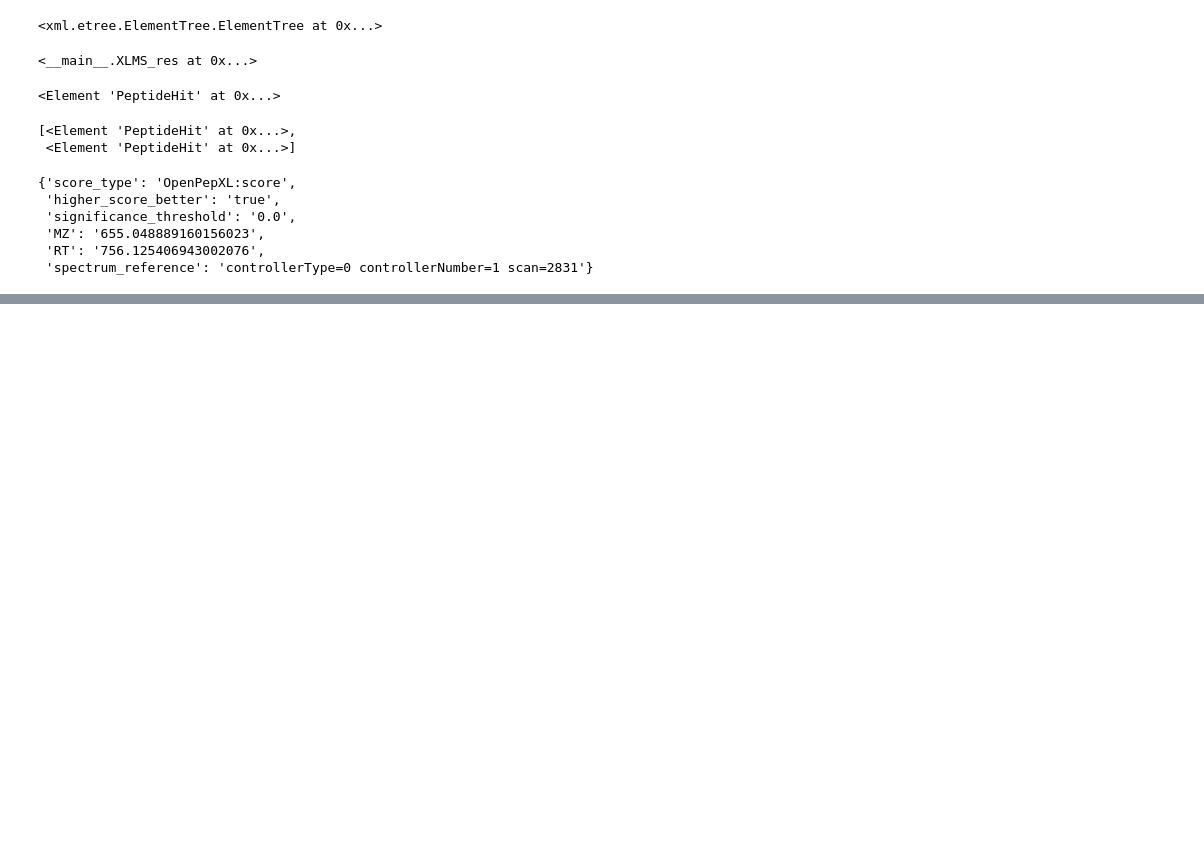
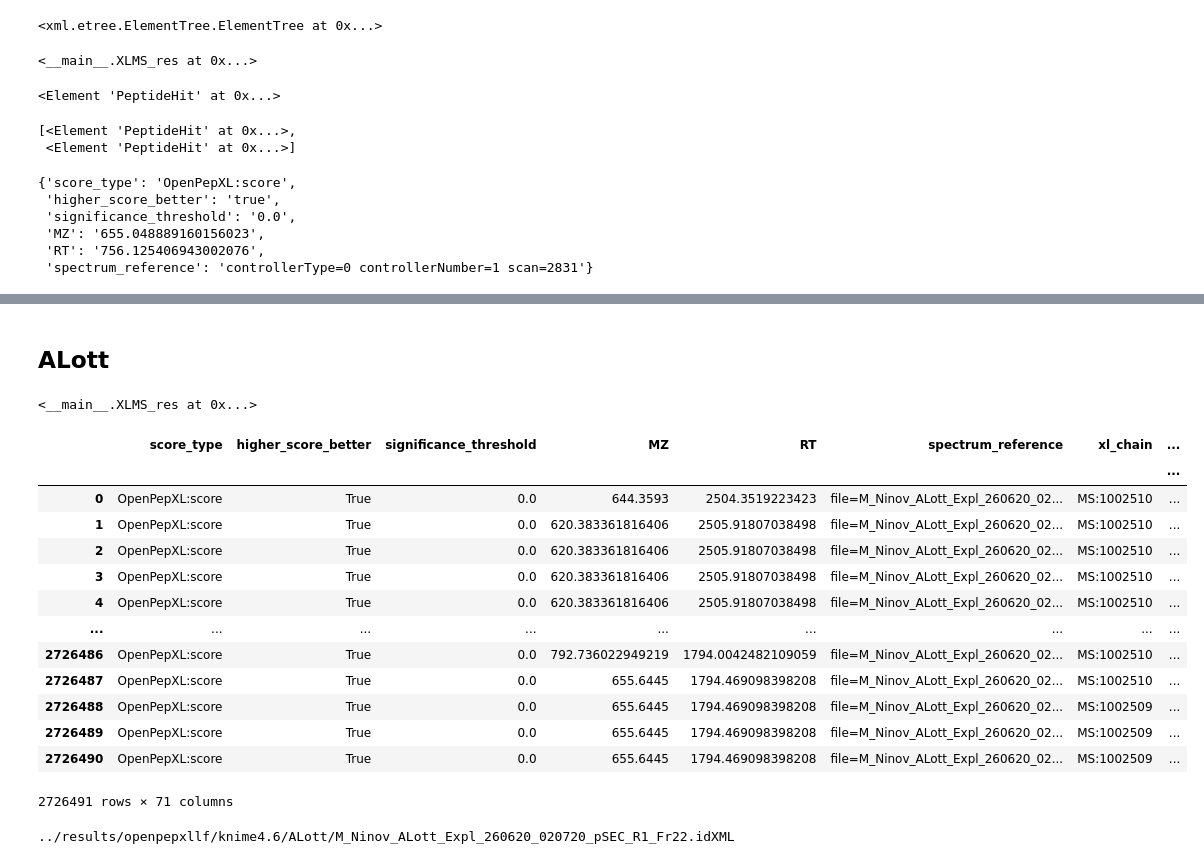
Before and after one commit to shawn-peng/xlms, a Jupyter notebook: python/plot_spectrum.ipynb, the cells around one changed output, grey strips where cells are left out. Saved outputs shown, nothing was run; the diff lists cells and outputs as text; code cells hidden in the pictures; blank space fills up the shorter version.

```diff
--- a/python/plot_spectrum.ipynb
+++ b/python/plot_spectrum.ipynb
@@ -535,0 +562,7 @@ x.attrib
+# %% [markdown]
+## ALott
+# %%
+xlms_res = XLMS_res('../results/openpepxllf/knime4.6/ALott/M_Ninov_ALott_Expl_260620_020720_pSEC_R1_Fr22.idXML')
+xlms_res
+# %% [output]
+<__main__.XLMS_res at 0x...>
@@ -535,0 +574,33 @@ x.attrib
+# %%
+def load_res(name, basedir=''):
+    res_csv = f'{basedir}results/info/{name}_res.csv'
+    res_csv = csv.DictReader(open(res_csv))
+    # data_tab = pd.read_csv(res_csv, index_col=0)
+    data_tab = pd.DataFrame(res_csv)
+    data_tab = data_tab.set_index('')
+    data_tab['xl_rank'] = data_tab['xl_rank'].astype(int)
+    data_tab['OpenPepXL:score'] = data_tab['OpenPepXL:score'].astype(float)
+    return data_tab
+# %%
+df = load_res('ALott', '../')
+# %%
+df
+# %% [output]
+|  | score_type | higher_score_better | significance_threshold | MZ | RT | spectrum_reference | xl_chain | ... |
+|  |  |  |  |  |  |  |  | ... |
+| 0 | OpenPepXL:score | True | 0.0 | 644.3593 | 2504.3519223423 | file=M_Ninov_ALott_Expl_260620_02... | MS:1002510 | ... |
+| 1 | OpenPepXL:score | True | 0.0 | 620.383361816406 | 2505.91807038498 | file=M_Ninov_ALott_Expl_260620_02... | MS:1002510 | ... |
+| 2 | OpenPepXL:score | True | 0.0 | 620.383361816406 | 2505.91807038498 | file=M_Ninov_ALott_Expl_260620_02... | MS:1002510 | ... |
+| 3 | OpenPepXL:score | True | 0.0 | 620.383361816406 | 2505.91807038498 | file=M_Ninov_ALott_Expl_260620_02... | MS:1002510 | ... |
+| 4 | OpenPepXL:score | True | 0.0 | 620.383361816406 | 2505.91807038498 | file=M_Ninov_ALott_Expl_260620_02... | MS:1002510 | ... |
+| ... | ... | ... | ... | ... | ... | ... | ... | ... |
+| 2726486 | OpenPepXL:score | True | 0.0 | 792.736022949219 | 1794.0042482109059 | file=M_Ninov_ALott_Expl_260620_02... | MS:1002510 | ... |
+| 2726487 | OpenPepXL:score | True | 0.0 | 655.6445 | 1794.469098398208 | file=M_Ninov_ALott_Expl_260620_02... | MS:1002510 | ... |
+| 2726488 | OpenPepXL:score | True | 0.0 | 655.6445 | 1794.469098398208 | file=M_Ninov_ALott_Expl_260620_02... | MS:1002509 | ... |
+| 2726489 | OpenPepXL:score | True | 0.0 | 655.6445 | 1794.469098398208 | file=M_Ninov_ALott_Expl_260620_02... | MS:1002509 | ... |
+| 2726490 | OpenPepXL:score | True | 0.0 | 655.6445 | 1794.469098398208 | file=M_Ninov_ALott_Expl_260620_02... | MS:1002509 | ... |
+2726491 rows × 71 columns
+# %%
+df = load_idxmls(f'ALott/*.idXML', '../results/openpepxllf/knime4.6/')
+# %% [output]
+../results/openpepxllf/knime4.6/ALott/M_Ninov_ALott_Expl_260620_020720_pSEC_R1_Fr22.idXML
```
Also changed, not shown: parts of 46 cells of this notebook, 8 other files.
